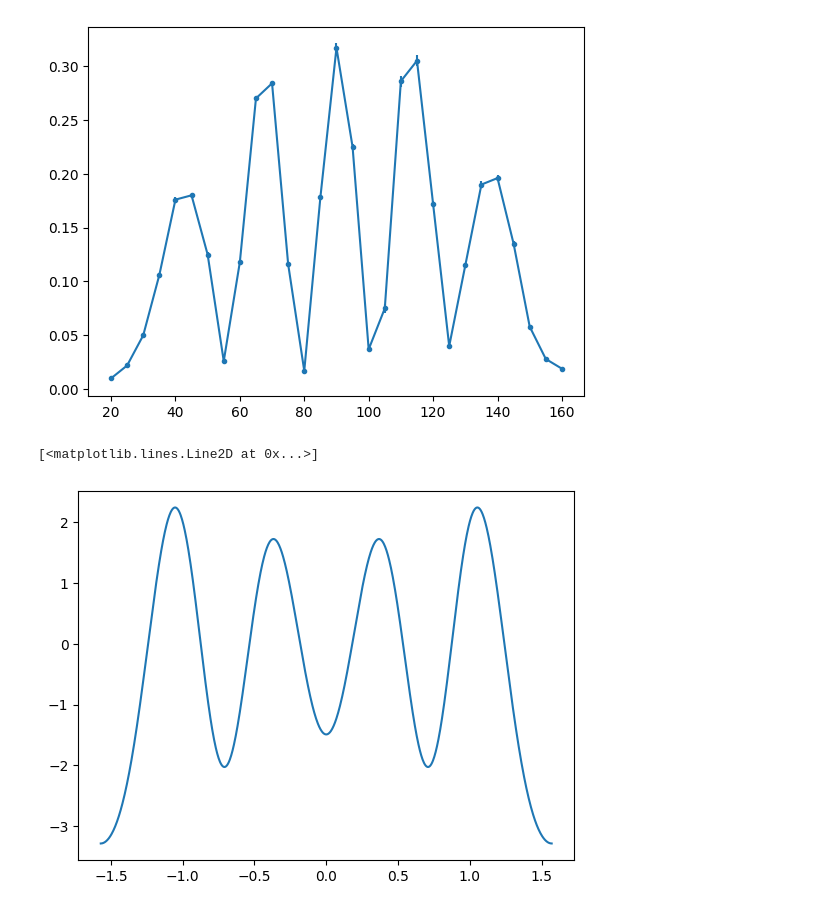
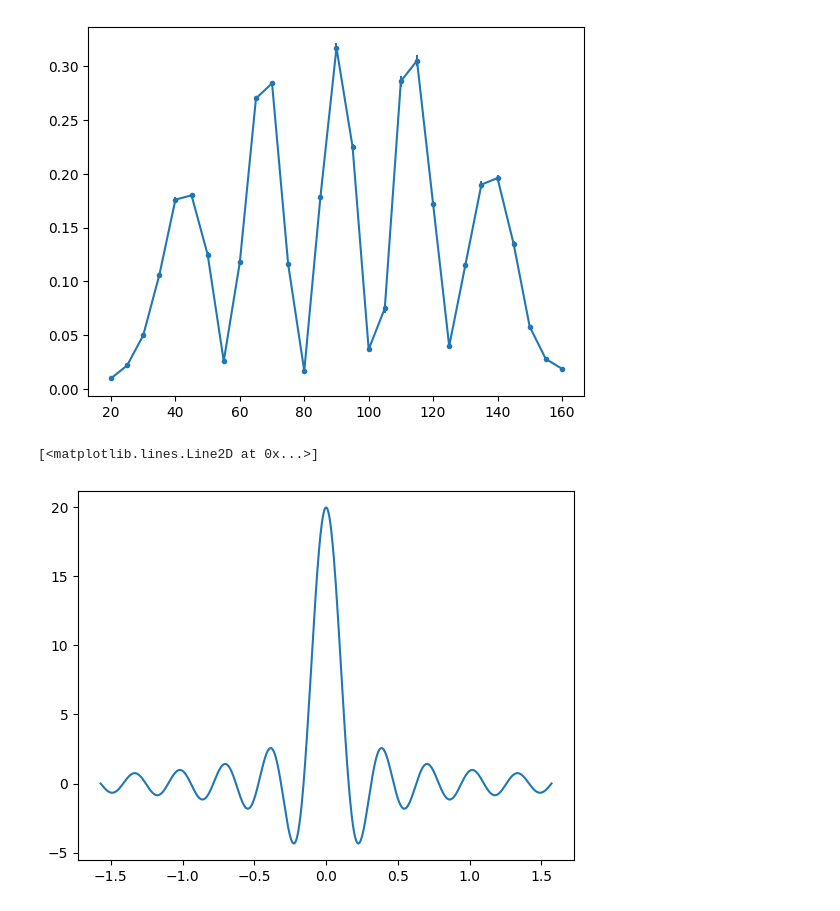
Before and after one commit to CarminatiGiovanni/LaboratorioFisica2, a Jupyter notebook: 20240509micoonde/doppia_fenditura_young.ipynb, the cells around one changed output. Cells and saved outputs as stored; diff of their text form; code cells hidden in the pictures.

```diff
--- a/20240509micoonde/doppia_fenditura_young.ipynb
+++ b/20240509micoonde/doppia_fenditura_young.ipynb
@@ -29,20 +29,20 @@ plt.show()
 # %%
 def interferenza(θ,R,d,k): # somma campi E1,E2
     r1 = jnp.sqrt((R*jnp.sin(θ)-d/2)**2 + (R*jnp.cos(θ))**2)
     r2 = jnp.sqrt((R*jnp.sin(θ)+d/2)**2 + (R*jnp.cos(θ))**2)
     # print(r1,r2)
 
     E1 = jnp.cos(k*r1)/r1
     E2 = jnp.cos(k*r2)/r2
 
     # print(E1,E2)
-
+    return R*jnp.sin(k*θ)/θ
     return (E1 + E2)
 
 x = np.linspace(-np.pi/2,np.pi/2,1000)
 y = interferenza(x,1,1,20)
 
 plt.plot(x,y)
 # %% [output]
 [<matplotlib.lines.Line2D at 0x...>]
-[figure, old version]
+[figure, new version]
```
